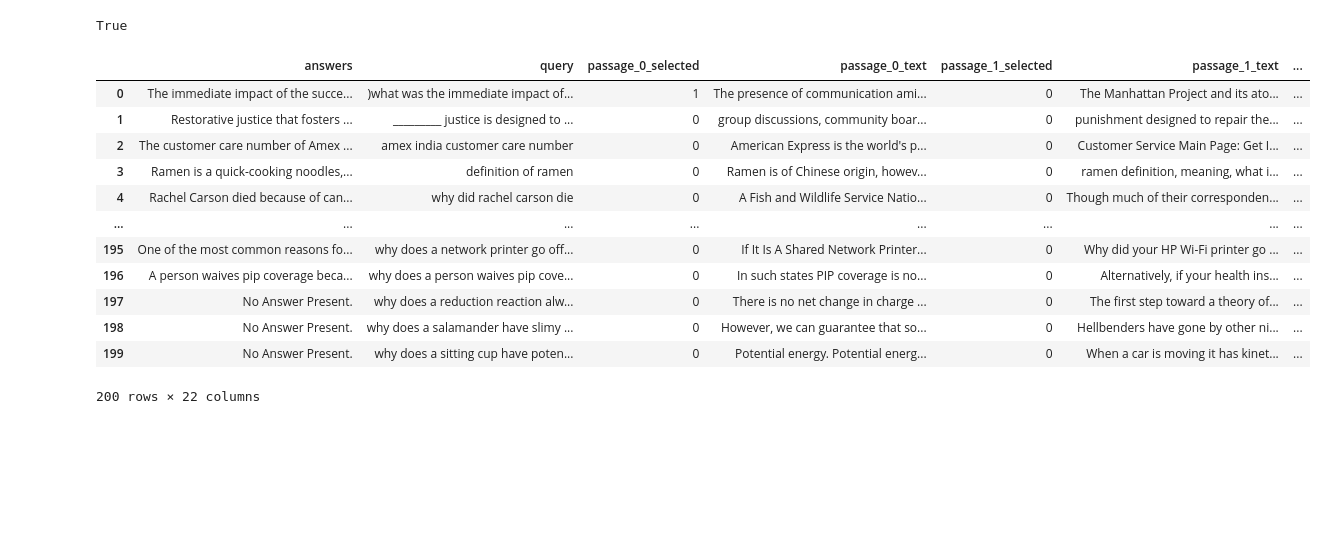
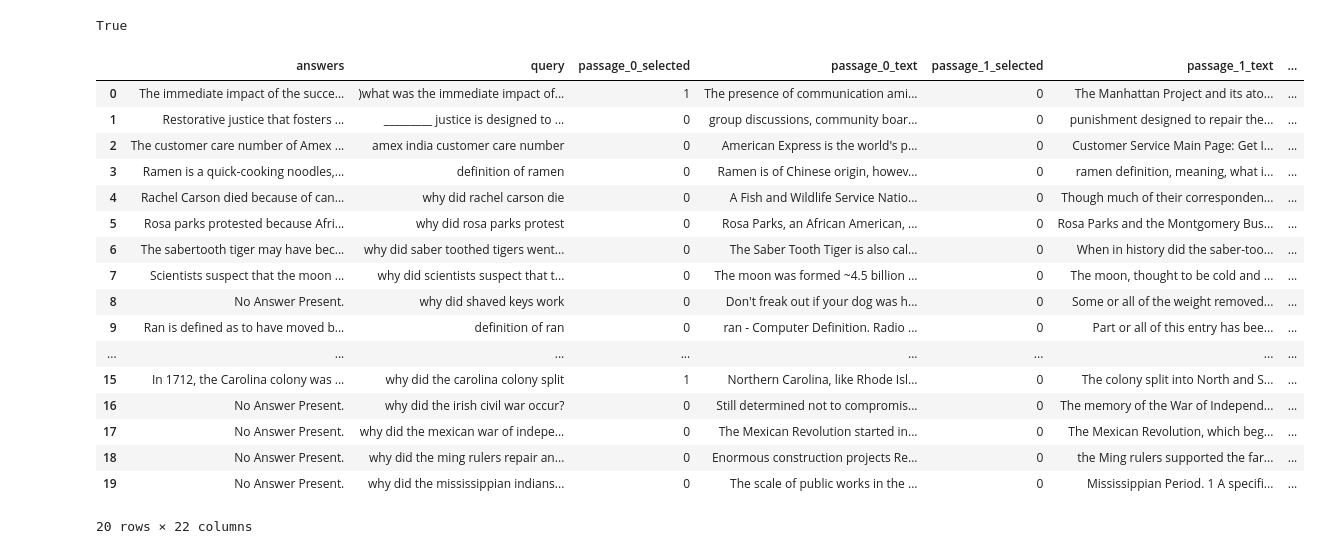
Before and after one commit to IoTTe-m/cruise-screening, a Jupyter notebook: evaluation/evaluation.ipynb, the cells around one changed output. Drawn from its saved outputs; the diff is of its cells as text; code cells hidden in the pictures; blank space fills up the shorter version.

```diff
--- a/evaluation/evaluation.ipynb
+++ b/evaluation/evaluation.ipynb
@@ -26,36 +26,41 @@ True
 # %%
 train_df = pd.read_json("train_short.json")
 
 # traindf where wellformedanswers is not empty
 train_df.drop(columns=["query_id", "query_type", "wellFormedAnswers"], inplace=True)
 
 # for answer in column answers apply lambda function to get the first element
 train_df["answers"] = train_df["answers"].apply(lambda x: x[0] if len(x) > 0 else None)
 
 # split passages into twenty columns (passage_0_text, passage_0_is_selected, passage_1_text, passage_1_is_selected, ...)
 for i in range(10):
     passage_text = train_df["passages"].apply(lambda x: x[i]["passage_text"])
     passage_is_selected = train_df["passages"].apply(lambda x: x[i]["is_selected"])
     train_df[f"passage_{i}_selected"] = passage_is_selected
     train_df[f"passage_{i}_text"] = passage_text
 
 # drop columns passage
 train_df.drop(columns=["passages"], inplace=True)
 
 # train_df = train_df.iloc[:10]
-train_df = train_df[:200]
+train_df = train_df[:20]
 train_df
 # %% [output]
 |  | answers | query | passage_0_selected | passage_0_text | passage_1_selected | passage_1_text | ... |
 | 0 | The immediate impact of the succe... | )what was the immediate impact of... | 1 | The presence of communication ami... | 0 | The Manhattan Project and its ato... | ... |
 | 1 | Restorative justice that fosters ... | _________ justice is designed to ... | 0 | group discussions, community boar... | 0 | punishment designed to repair the... | ... |
 | 2 | The customer care number of Amex ... | amex india customer care number | 0 | American Express is the world's p... | 0 | Customer Service Main Page: Get I... | ... |
 | 3 | Ramen is a quick-cooking noodles,... | definition of ramen | 0 | Ramen is of Chinese origin, howev... | 0 | ramen definition, meaning, what i... | ... |
 | 4 | Rachel Carson died because of can... | why did rachel carson die | 0 | A Fish and Wildlife Service Natio... | 0 | Though much of their corresponden... | ... |
+| 5 | Rosa parks protested because Afri... | why did rosa parks protest | 0 | Rosa Parks, an African American, ... | 0 | Rosa Parks and the Montgomery Bus... | ... |
+| 6 | The sabertooth tiger may have bec... | why did saber toothed tigers went... | 0 | The Saber Tooth Tiger is also cal... | 0 | When in history did the saber-too... | ... |
+| 7 | Scientists suspect that the moon ... | why did scientists suspect that t... | 0 | The moon was formed ~4.5 billion ... | 0 | The moon, thought to be cold and ... | ... |
+| 8 | No Answer Present. | why did shaved keys work | 0 | Don't freak out if your dog was h... | 0 | Some or all of the weight removed... | ... |
+| 9 | Ran is defined as to have moved b... | definition of ran | 0 | ran - Computer Definition. Radio ... | 0 | Part or all of this entry has bee... | ... |
 | ... | ... | ... | ... | ... | ... | ... | ... |
-| 195 | One of the most common reasons fo... | why does a network printer go off... | 0 | If It Is A Shared Network Printer... | 0 | Why did your HP Wi-Fi printer go ... | ... |
-| 196 | A person waives pip coverage beca... | why does a person waives pip cove... | 0 | In such states PIP coverage is no... | 0 | Alternatively, if your health ins... | ... |
-| 197 | No Answer Present. | why does a reduction reaction alw... | 0 | There is no net change in charge ... | 0 | The first step toward a theory of... | ... |
-| 198 | No Answer Present. | why does a salamander have slimy ... | 0 | However, we can guarantee that so... | 0 | Hellbenders have gone by other ni... | ... |
-| 199 | No Answer Present. | why does a sitting cup have poten... | 0 | Potential energy. Potential energ... | 0 | When a car is moving it has kinet... | ... |
+| 15 | In 1712, the Carolina colony was ... | why did the carolina colony split | 1 | Northern Carolina, like Rhode Isl... | 0 | The colony split into North and S... | ... |
+| 16 | No Answer Present. | why did the irish civil war occur? | 0 | Still determined not to compromis... | 0 | The memory of the War of Independ... | ... |
+| 17 | No Answer Present. | why did the mexican war of indepe... | 0 | The Mexican Revolution started in... | 0 | The Mexican Revolution, which beg... | ... |
+| 18 | No Answer Present. | why did the ming rulers repair an... | 0 | Enormous construction projects Re... | 0 | the Ming rulers supported the far... | ... |
+| 19 | No Answer Present. | why did the mississippian indians... | 0 | The scale of public works in the ... | 0 | Mississippian Period. 1 A specifi... | ... |
-200 rows × 22 columns
+20 rows × 22 columns
```
Also changed, not shown: parts of 6 cells of this notebook.
